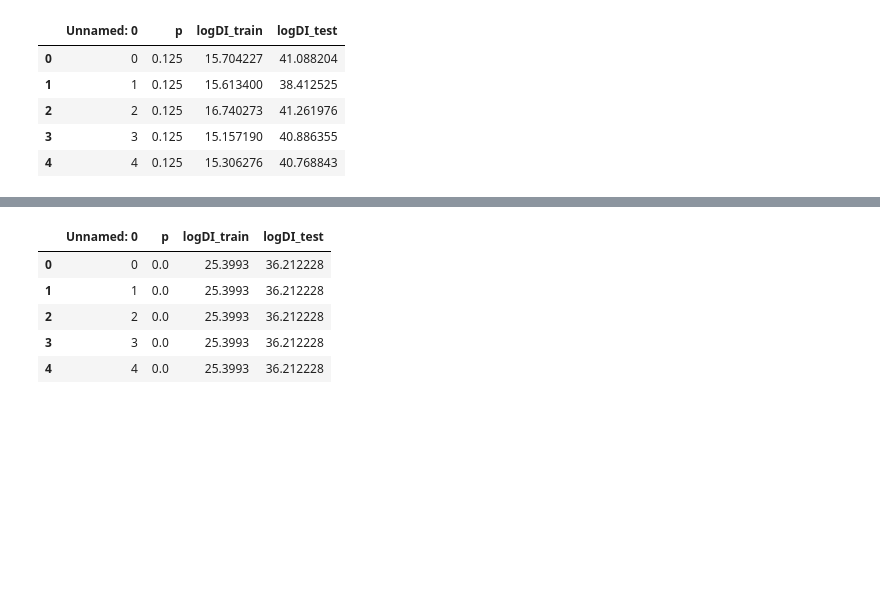
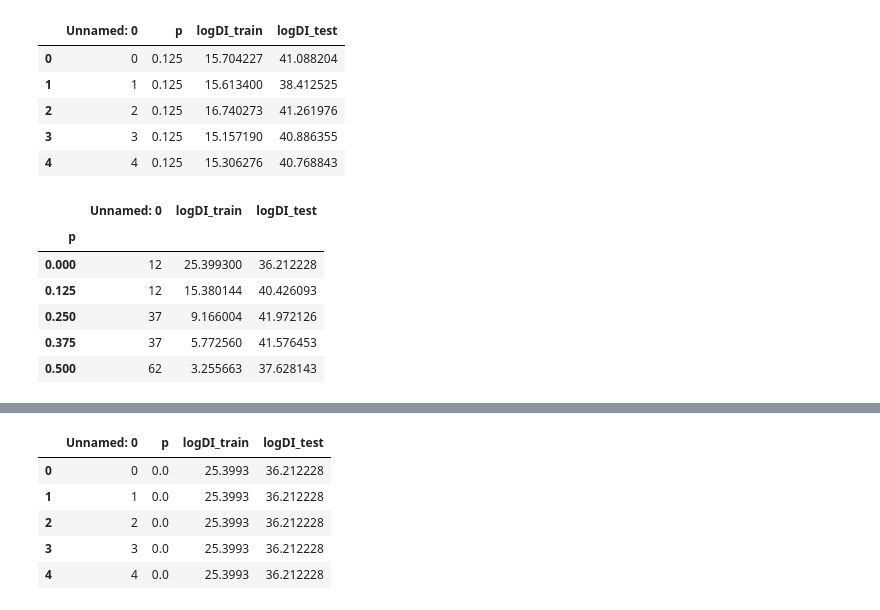
Before and after one commit to nehargupta/cs590_privacy_fairness, a Jupyter notebook: perturbations_graph1206.ipynb, the cells around one changed output, grey strips where cells are left out. Saved outputs shown, nothing was run; the diff lists cells and outputs as text; code cells hidden in the pictures; blank space fills up the shorter version.

```diff
--- a/perturbations_graph1206.ipynb
+++ b/perturbations_graph1206.ipynb
@@ -31,0 +36,10 @@ pert_results = pd.concat(frames)
+# %%
+groupby_p.head()
+# %% [output]
+|  | Unnamed: 0 | logDI_train | logDI_test |
+| p |  |  |  |
+| 0.000 | 12 | 25.399300 | 36.212228 |
+| 0.125 | 12 | 15.380144 | 40.426093 |
+| 0.250 | 37 | 9.166004 | 41.972126 |
+| 0.375 | 37 | 5.772560 | 41.576453 |
+| 0.500 | 62 | 3.255663 | 37.628143 |
```
Also changed, not shown: parts of 5 cells of this notebook, 2 other files.
